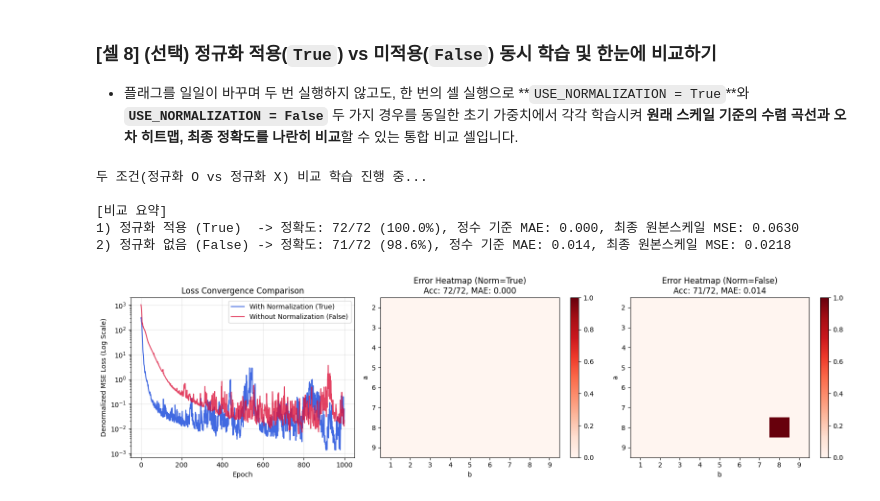
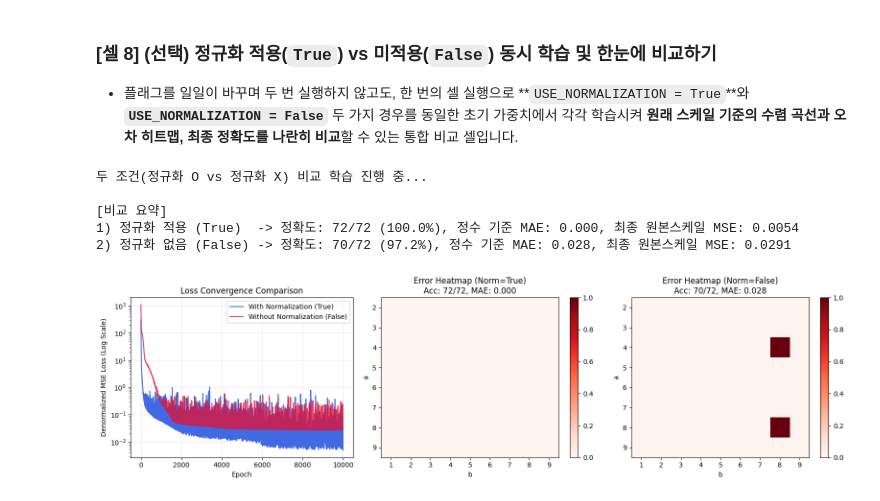
Before and after one commit to loveiori/ai-lectures, a Jupyter notebook: 1-2_TimesTable+Norm.ipynb, the cells around one changed output. Cells and saved outputs as stored; diff of their text form; code cells hidden in the pictures.

Commit message:
Add norm to criterion

```diff
--- a/1-2_TimesTable+Norm.ipynb
+++ b/1-2_TimesTable+Norm.ipynb
@@ -85,11 +85,9 @@ class GuguNet(nn.Module):
     def __init__(self):
         super().__init__()
         self.net = nn.Sequential(
-            nn.Linear(2, 64),
+            nn.Linear(2, 32),
             nn.ReLU(),
-            nn.Linear(64, 128),
-            nn.ReLU(),
-            nn.Linear(128, 64),
+            nn.Linear(32, 64),
             nn.ReLU(),
             nn.Linear(64, 1)
         )
@@ -108,6 +106,11 @@ class GuguNet(nn.Module):
 # - 정규화 적용 여부에 따른 공정한 비교를 위해 랜덤 시드를 고정합니다.
 # - USE_NORMALIZATION 플래그를 GuguDataset에 전달하여 데이터셋을 초기화합니다.
 # ==============================================================================
+from pathlib import Path
+ROOT = Path("/content/TimesTable")
+ROOT.mkdir(exist_ok=True)
+best_loss = 1
+
 torch.manual_seed(42)
 np.random.seed(42)
 
@@ -117,7 +120,7 @@ model = GuguNet()
 criterion = nn.MSELoss()
 optimizer = optim.Adam(model.parameters(), lr=0.001)
 
-epochs = 1000
+epochs = 10000
 loss_history = []
 
 print(f"=== [{norm_status_str}] 모델 학습 시작 ===")
@@ -126,13 +129,18 @@ for epoch in range(epochs):
     for x_batch, y_batch in loader:
         optimizer.zero_grad()               # 기울기 초기화
         y_pred = model(x_batch)             # 순전파: 예측값 계산
-        loss = criterion(y_pred, y_batch)   # MSE 손실 계산
+        loss = criterion(y_pred, y_batch) * ((81.0**2) if USE_NORMALIZATION else 1.0) # MSE 손실 계산
         loss.backward()                     # 역전파: 기울기 계산
         optimizer.step()                    # 가중치 업데이트
         total_loss += loss.item() * x_batch.size(0)
     avg_loss = total_loss / len(dataset)
+
+    if avg_loss <= best_loss:
+        best_loss = avg_loss
+        torch.save({"model": model.state_dict()}, ROOT / "best.pt")
+
     loss_history.append(avg_loss)
-    if (epoch + 1) % 100 == 0:
+    if (epoch + 1) % 500 == 0:
         print(f"Epoch {epoch+1}/{epochs}, Loss: {avg_loss:.9f}")
 # %% [output]
 === [정규화 적용] 모델 학습 시작 ===
@@ -176,6 +190,7 @@ plt.show()
 # - normalize_x()와 denormalize_y()가 USE_NORMALIZATION 설정에 맞춰 자동으로 동작합니다.
 # - 복원된 실수 예측값(y_pred_raw)을 반올림(round)하여 정수 정답(y_true)과 비교합니다.
 # ==============================================================================
+model.load_state_dict(torch.load(ROOT / "best.pt", map_location="cpu")["model"])
 model.eval()
 errors = []
 raw_Errors = []
@@ -277,7 +292,7 @@ def run_experiment(use_norm, epochs=1000, lr=0.001):
         for xb, yb in ldr:
             opt.zero_grad()
             pred = net(xb)
-            loss = crit(pred, yb)
+            loss = crit(pred, yb) * ((81.0**2) if use_norm else 1.0)
             loss.backward()
             opt.step()
 
@@ -310,8 +325,8 @@ def run_experiment(use_norm, epochs=1000, lr=0.001):
     return raw_mse_history, err_mat, acc, mae
 
 print("두 조건(정규화 O vs 정규화 X) 비교 학습 진행 중...")
-hist_norm, mat_norm, acc_norm, mae_norm = run_experiment(use_norm=True)
-hist_raw, mat_raw, acc_raw, mae_raw = run_experiment(use_norm=False)
+hist_norm, mat_norm, acc_norm, mae_norm = run_experiment(use_norm=True, epochs=epochs)
+hist_raw, mat_raw, acc_raw, mae_raw = run_experiment(use_norm=False, epochs=epochs)
 
 print(f"\n[비교 요약]")
 print(f"1) 정규화 적용 (True)  -> 정확도: {acc_norm}/72 ({100*acc_norm/72:.1f}%), 정수 기준 MAE: {mae_norm:.3f}, 최종 원본스케일 MSE: {hist_norm[-1]:.4f}")
@@ -328,33 +343,33 @@ axes[0].set_xlabel('Epoch')
 axes[0].set_ylabel('Denormalized MSE Loss (Log Scale)')
 axes[0].set_title('Loss Convergence Comparison')
 axes[0].legend()
 axes[0].grid(True, alpha=0.3)
 
 # 2. 정규화 적용 오차 히트맵
 vmax = max(np.max(mat_norm), np.max(mat_raw), 1)
 im1 = axes[1].imshow(mat_norm, cmap='Reds', aspect='auto', vmin=0, vmax=vmax)
 axes[1].set_title(f'Error Heatmap (Norm=True)\nAcc: {acc_norm}/72, MAE: {mae_norm:.3f}')
 axes[1].set_xticks(range(9), range(1, 10))
 axes[1].set_yticks(range(8), range(2, 10))
 axes[1].set_xlabel('b')
 axes[1].set_ylabel('a')
 fig.colorbar(im1, ax=axes[1])
 
 # 3. 정규화 미적용 오차 히트맵
 im2 = axes[2].imshow(mat_raw, cmap='Reds', aspect='auto', vmin=0, vmax=vmax)
 axes[2].set_title(f'Error Heatmap (Norm=False)\nAcc: {acc_raw}/72, MAE: {mae_raw:.3f}')
 axes[2].set_xticks(range(9), range(1, 10))
 axes[2].set_yticks(range(8), range(2, 10))
 axes[2].set_xlabel('b')
 axes[2].set_ylabel('a')
 fig.colorbar(im2, ax=axes[2])
 
 plt.tight_layout()
 plt.show()
 # %% [output]
 두 조건(정규화 O vs 정규화 X) 비교 학습 진행 중...
 
 [비교 요약]
-1) 정규화 적용 (True)  -> 정확도: 72/72 (100.0%), 정수 기준 MAE: 0.000, 최종 원본스케일 MSE: 0.0630
-2) 정규화 없음 (False) -> 정확도: 71/72 (98.6%), 정수 기준 MAE: 0.014, 최종 원본스케일 MSE: 0.0218
+1) 정규화 적용 (True)  -> 정확도: 72/72 (100.0%), 정수 기준 MAE: 0.000, 최종 원본스케일 MSE: 0.0054
+2) 정규화 없음 (False) -> 정확도: 70/72 (97.2%), 정수 기준 MAE: 0.028, 최종 원본스케일 MSE: 0.0291
-[figure, old version]
+[figure, new version]
```
Also changed, not shown: parts of 3 cells of this notebook.
